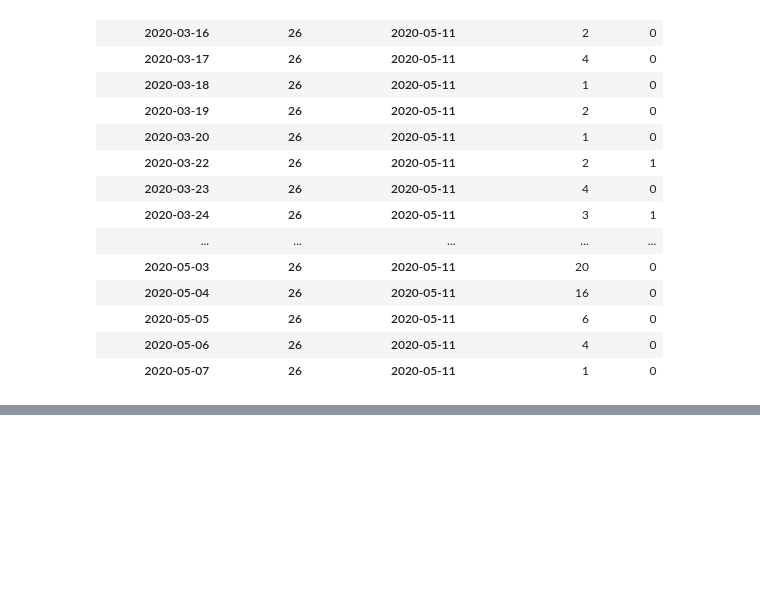
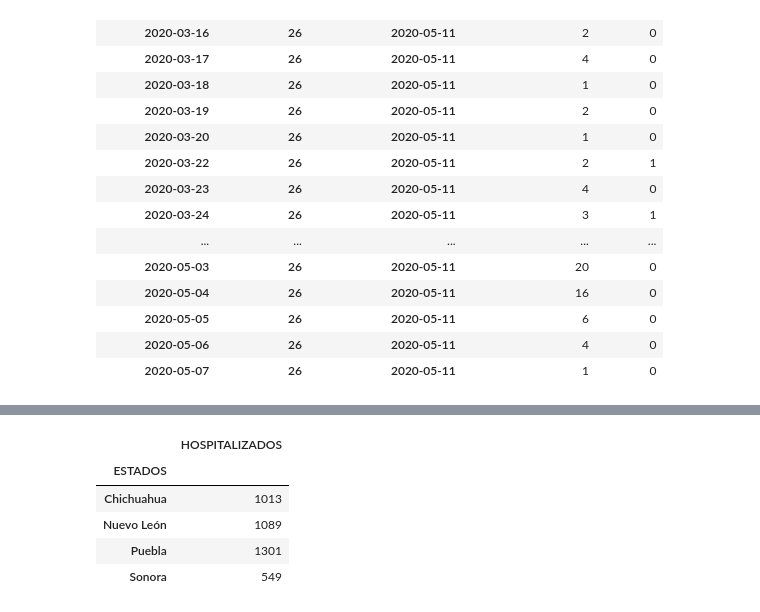
Before and after one commit to mcd-unison/examen-prog, a Jupyter notebook: Exámen Posgrado Ciencia de Datos - Programación.ipynb, the cells around one changed output, grey strips where cells are left out. Drawn from its saved outputs; the diff is of its cells as text; code cells hidden in the pictures; blank space fills up the shorter version.

Commit message:
Realizacion de ejercicio tabla 2, tabla fue exportada en carpeta result_data

```diff
--- a/Exámen Posgrado Ciencia de Datos - Programación.ipynb
+++ b/Exámen Posgrado Ciencia de Datos - Programación.ipynb
@@ -86,0 +99,17 @@ tabla1.to_csv('result_data/tabla1.csv', encoding='utf-8')
+# %%
+tabla2["ESTADOS"] = tabla2.index # creacion de una nueva columna llamada estados
+# %%
+tabla2["ESTADOS"] = tabla2["ESTADOS"].map(estados) #map para comparar datos de tabla con diccionario estados y hacer el cambio
+# %%
+tabla2.set_index("ESTADOS", inplace=True) #colocar columna ESTADOS como nuevo index
+# %%
+tabla2.rename(columns={'TIPO_PACIENTE':'HOSPITALIZADOS'}, inplace=True) # cambiar nombre de columna TIPO_PACIENTE' por'HOSPITALIZADOS
+# %%
+tabla2 #mostrar tabla 2
+# %% [output]
+|  | HOSPITALIZADOS |
+| ESTADOS |  |
+| Chichuahua | 1013 |
+| Nuevo León | 1089 |
+| Puebla | 1301 |
+| Sonora | 549 |
```
Also changed, not shown: parts of 4 cells of this notebook, 1 other file.
